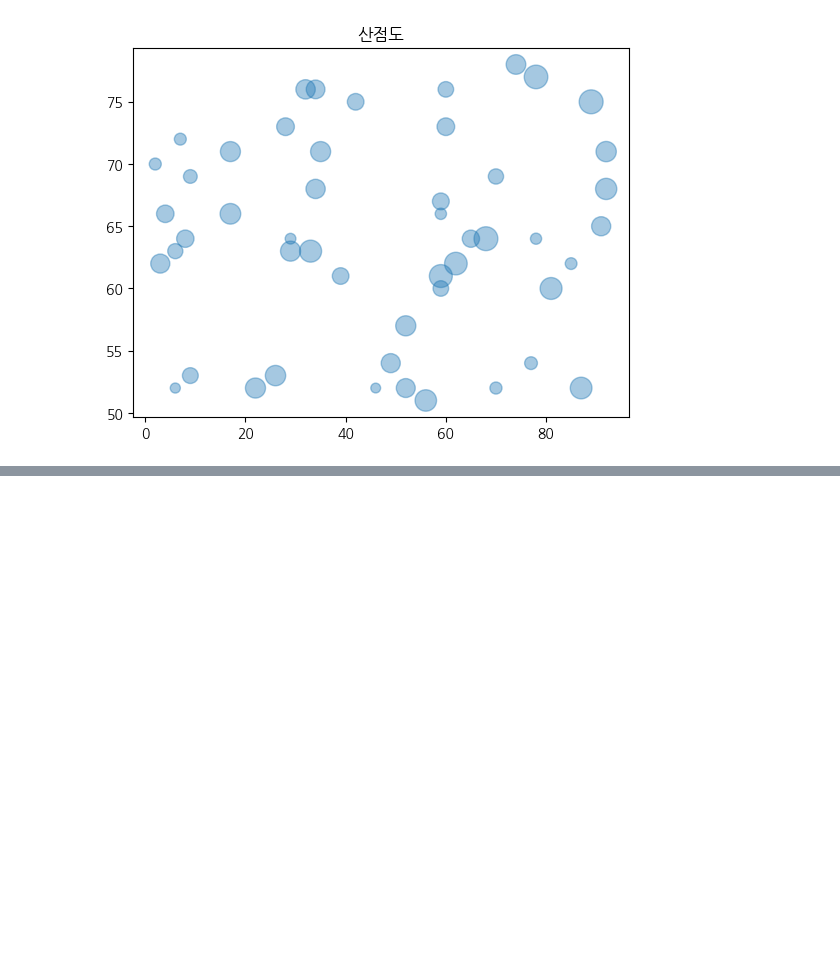
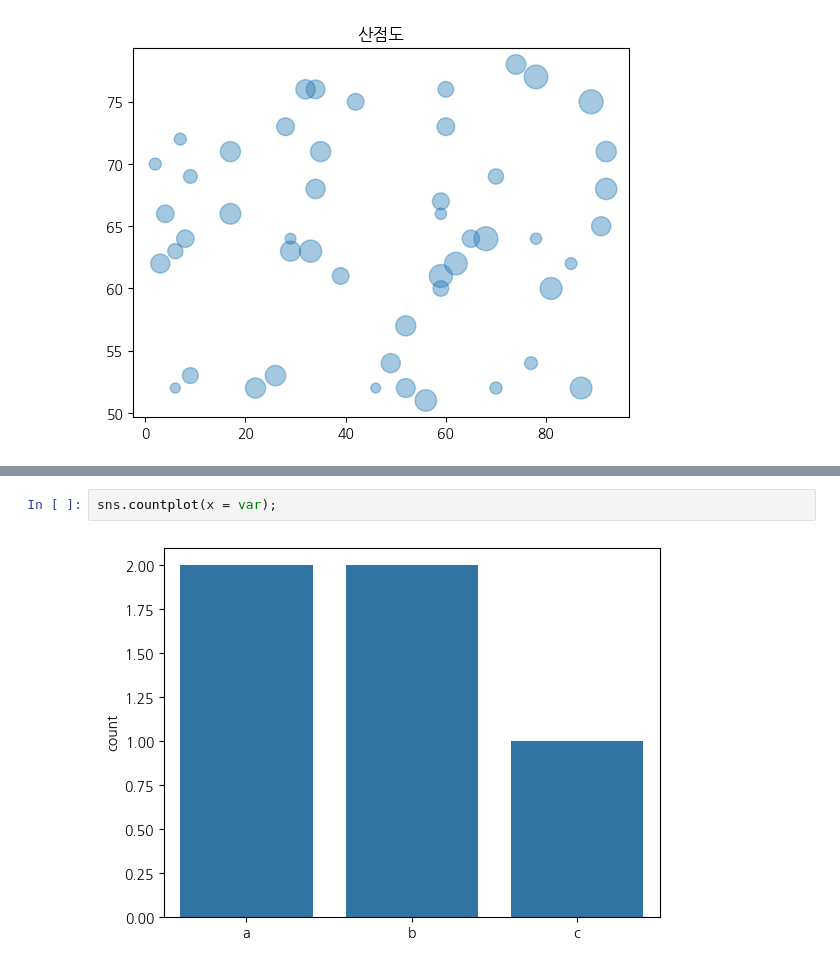
Before and after one commit to kingy0ujin/2024-1-my-BDA, a Jupyter notebook: inclass/01w_0312_tue_bigdata_basic.ipynb, the cells around one changed output, grey strips where cells are left out. Drawn from its saved outputs; the diff is of its cells as text; blank space fills up the shorter version.

```diff
--- a/inclass/01w_0312_tue_bigdata_basic.ipynb
+++ b/inclass/01w_0312_tue_bigdata_basic.ipynb
@@ -82,0 +96,4 @@ plt.title('산점도');
+# %%
+sns.countplot(x = var);
+# %% [output]
+[figure, added]
```
Also changed, not shown: parts of 6 cells of this notebook.
